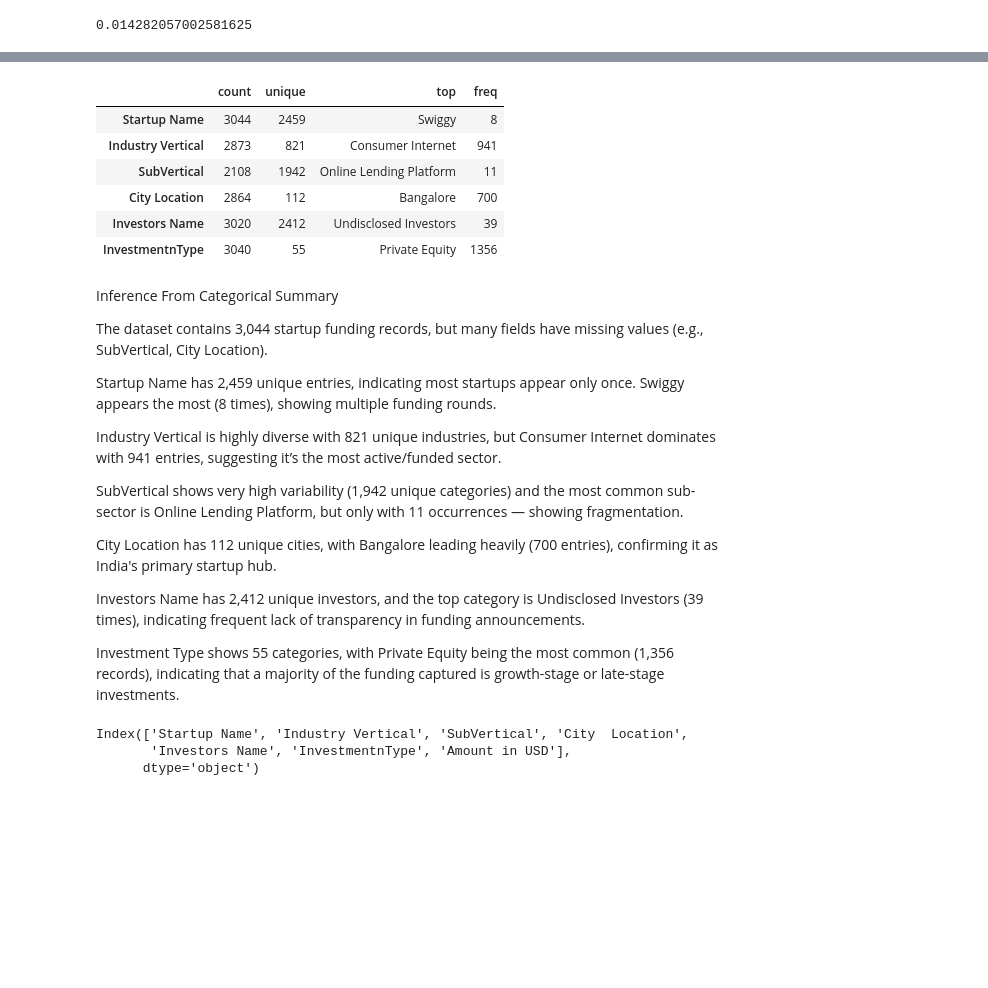
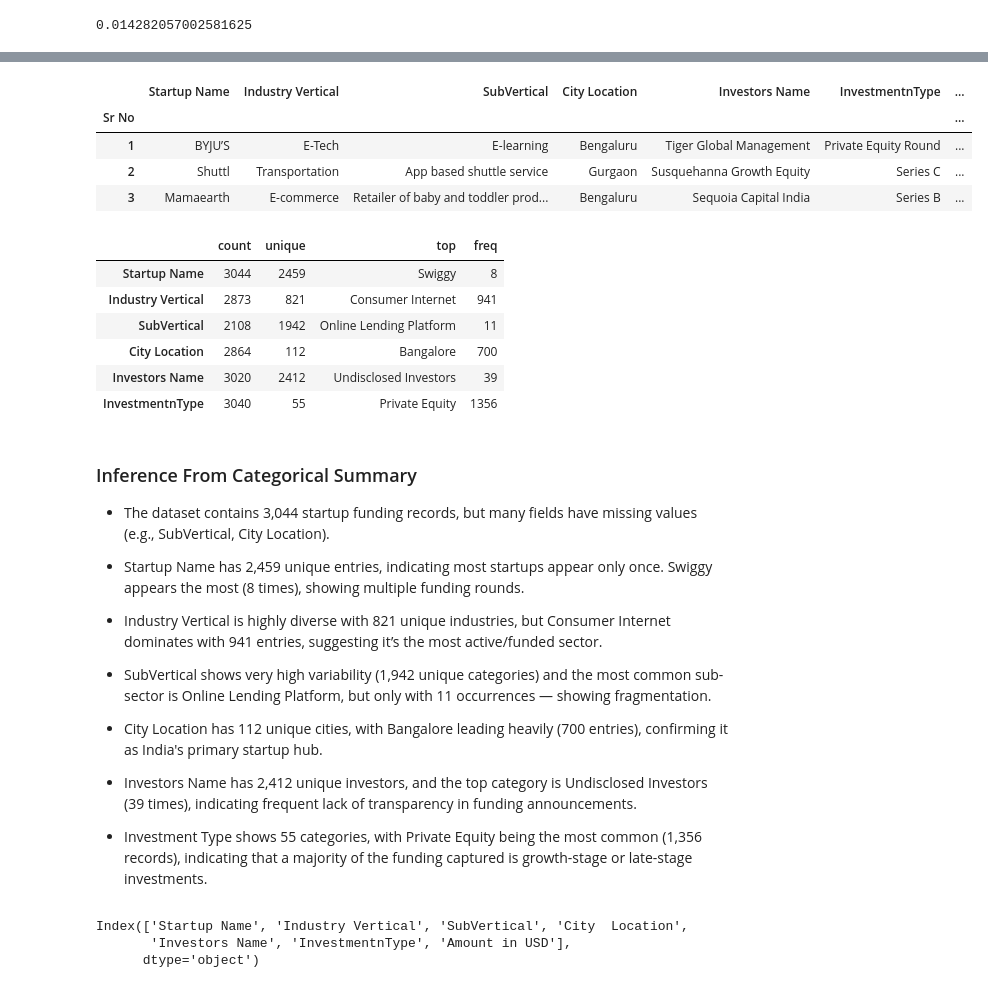
Before and after one commit to harshalgrover07/Start-Up-Funding, a Jupyter notebook: StartUp.ipynb, the cells around one changed output, grey strips where cells are left out. Drawn from its saved outputs; the diff is of its cells as text; code cells hidden in the pictures; blank space fills up the shorter version.

```diff
--- a/StartUp.ipynb
+++ b/StartUp.ipynb
@@ -135,29 +200,39 @@ data.drop(columns='Date dd/mm/yyyy',inplace=True)
-# %%
-data.describe(include='object').T
-# %% [output]
-|  | count | unique | top | freq |
-| Startup Name | 3044 | 2459 | Swiggy | 8 |
-| Industry Vertical | 2873 | 821 | Consumer Internet | 941 |
-| SubVertical | 2108 | 1942 | Online Lending Platform | 11 |
-| City Location | 2864 | 112 | Bangalore | 700 |
-| Investors Name | 3020 | 2412 | Undisclosed Investors | 39 |
-| InvestmentnType | 3040 | 55 | Private Equity | 1356 |
+# %%
+data.head(3)
+# %% [output]
+|  | Startup Name | Industry Vertical | SubVertical | City Location | Investors Name | InvestmentnType | ... |
+| Sr No |  |  |  |  |  |  | ... |
+| 1 | BYJU’S | E-Tech | E-learning | Bengaluru | Tiger Global Management | Private Equity Round | ... |
+| 2 | Shuttl | Transportation | App based shuttle service | Gurgaon | Susquehanna Growth Equity | Series C | ... |
+| 3 | Mamaearth | E-commerce | Retailer of baby and toddler prod... | Bengaluru | Sequoia Capital India | Series B | ... |
+# %%
+# So we have cleaned our data. Lets check the statistical summary of this column
+
+data.describe(include='object').T
+# %% [output]
+|  | count | unique | top | freq |
+| Startup Name | 3044 | 2459 | Swiggy | 8 |
+| Industry Vertical | 2873 | 821 | Consumer Internet | 941 |
+| SubVertical | 2108 | 1942 | Online Lending Platform | 11 |
+| City Location | 2864 | 112 | Bangalore | 700 |
+| Investors Name | 3020 | 2412 | Undisclosed Investors | 39 |
+| InvestmentnType | 3040 | 55 | Private Equity | 1356 |
 # %% [markdown]
-Inference From Categorical Summary
+### Inference From Categorical Summary
 
-The dataset contains 3,044 startup funding records, but many fields have missing values (e.g., SubVertical, City Location).
+* The dataset contains 3,044 startup funding records, but many fields have missing values (e.g., SubVertical, City Location).
 
-Startup Name has 2,459 unique entries, indicating most startups appear only once. Swiggy appears the most (8 times), showing multiple funding rounds.
+* Startup Name has 2,459 unique entries, indicating most startups appear only once. Swiggy appears the most (8 times), showing multiple funding rounds.
 
-Industry Vertical is highly diverse with 821 unique industries, but Consumer Internet dominates with 941 entries, suggesting it’s the most active/funded sector.
+* Industry Vertical is highly diverse with 821 unique industries, but Consumer Internet dominates with 941 entries, suggesting it’s the most active/funded sector.
 
-SubVertical shows very high variability (1,942 unique categories) and the most common sub-sector is Online Lending Platform, but only with 11 occurrences — showing fragmentation.
+* SubVertical shows very high variability (1,942 unique categories) and the most common sub-sector is Online Lending Platform, but only with 11 occurrences — showing fragmentation.
 
-City Location has 112 unique cities, with Bangalore leading heavily (700 entries), confirming it as India's primary startup hub.
+* City Location has 112 unique cities, with Bangalore leading heavily (700 entries), confirming it as India's primary startup hub.
 
-Investors Name has 2,412 unique investors, and the top category is Undisclosed Investors (39 times), indicating frequent lack of transparency in funding announcements.
+* Investors Name has 2,412 unique investors, and the top category is Undisclosed Investors (39 times), indicating frequent lack of transparency in funding announcements.
 
-Investment Type shows 55 categories, with Private Equity being the most common (1,356 records), indicating that a majority of the funding captured is growth-stage or late-stage investments.
+* Investment Type shows 55 categories, with Private Equity being the most common (1,356 records), indicating that a majority of the funding captured is growth-stage or late-stage investments.
 # %%
 data.columns
 # %% [output]
```
Also changed, not shown: parts of 58 cells of this notebook.
